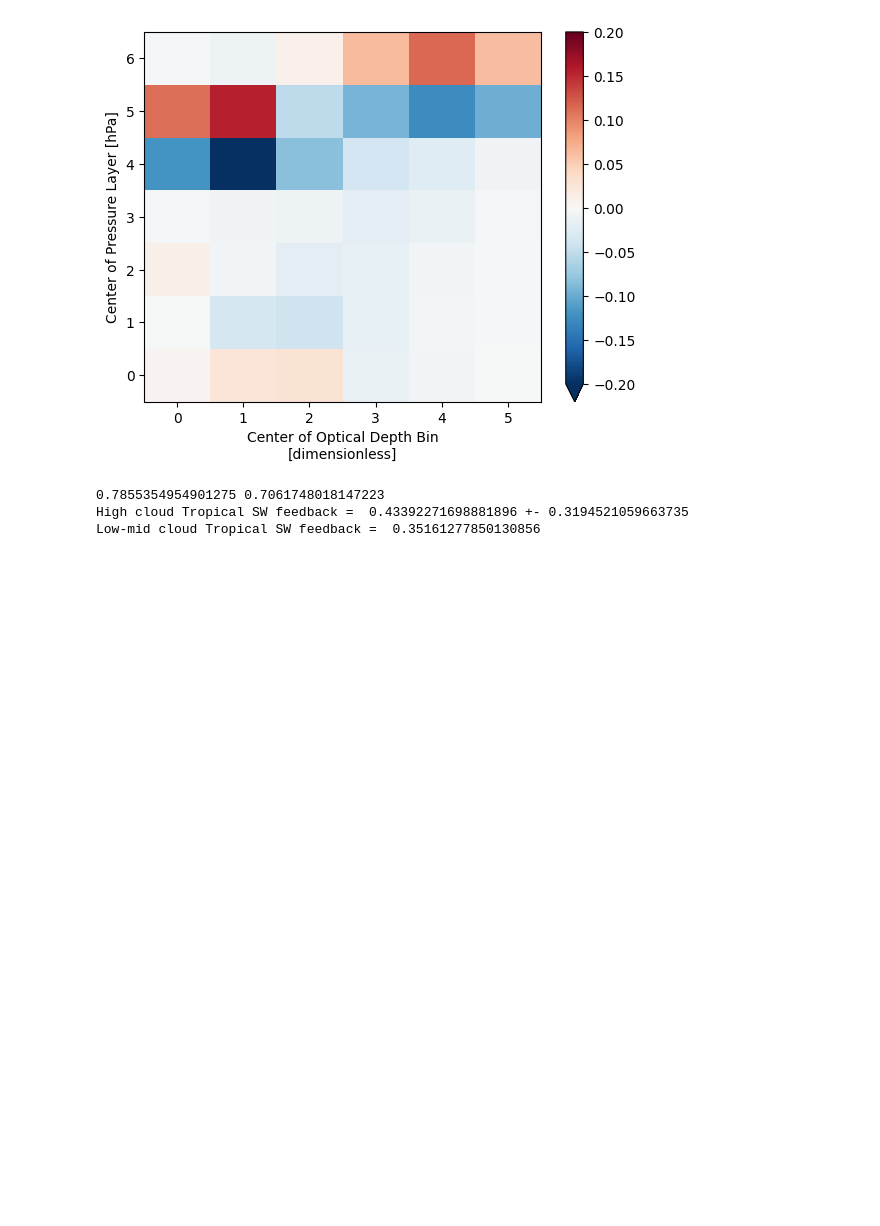
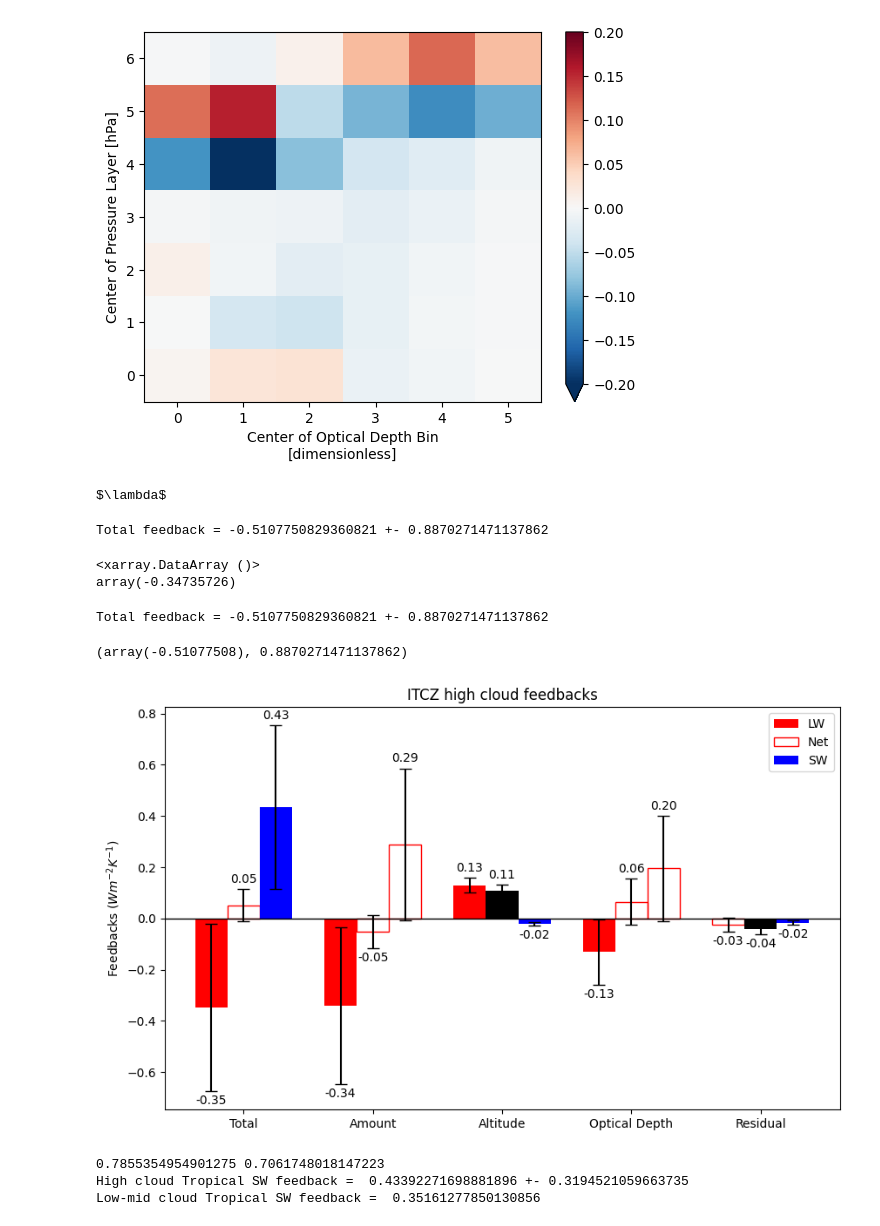
Before and after one commit to paula-rj/HighClouds, a Jupyter notebook: feedbacks.ipynb, the cells around one changed output. Saved outputs shown, nothing was run; the diff lists cells and outputs as text; code cells hidden in the pictures; blank space fills up the shorter version.

Commit message:
finished plot method, included methods module in feedbacks notebook

```diff
--- a/feedbacks.ipynb
+++ b/feedbacks.ipynb
@@ -295,6 +302,32 @@ High cloud Tropical LW feedback =  -0.34735700697638094 +- 0.32752781454473734
 Low-mid cloud Tropical LW feedback =  -0.16341771505540237
 <matplotlib.collections.QuadMesh at 0x...>
 [figure]
+# %%
+lwfclass = methods.Feedbacks(area_trop, lwK_trop, gmst_anom_raghu)
+lwfclass
+# %% [output]
+$\lambda$
+# %%
+lwctp = lwfclass.ctp()
+
+lwctp[0].sel(press=[4,5,6]).sum(["press", "opt"])
+# %% [output]
+Total feedback = -0.5107750829360821 +- 0.8870271471137862
+<xarray.DataArray ()>
+array(-0.34735726)
+# %%
+lwfclass.total(lwctp.sel(press=[4,5,6]))
+# %% [output]
+Total feedback = -0.5107750829360821 +- 0.8870271471137862
+(array(-0.51077508), 0.8870271471137862)
+# %%
+hclw = methods.Feedbacks(area_trop.sel(press=[4,5,6]), lwK_trop.sel(press=[4,5,6]), gmst_anom_raghu)
+hcsw = methods.Feedbacks(area_trop.sel(press=[4,5,6]), swK_trop.sel(press=[4,5,6]), gmst_anom_raghu)
+hcnet = methods.Feedbacks(area_trop.sel(press=[4,5,6]), K_trop.sel(press=[4,5,6]), gmst_anom_raghu)
+# %%
+methods.plot(hclw, hcsw, hcnet)
+# %% [output]
+[figure, added]
 # %%
 #6
 sw_feed =  np.zeros([7,6])
```
Also changed, not shown: parts of 38 cells of this notebook, 1 other file.
